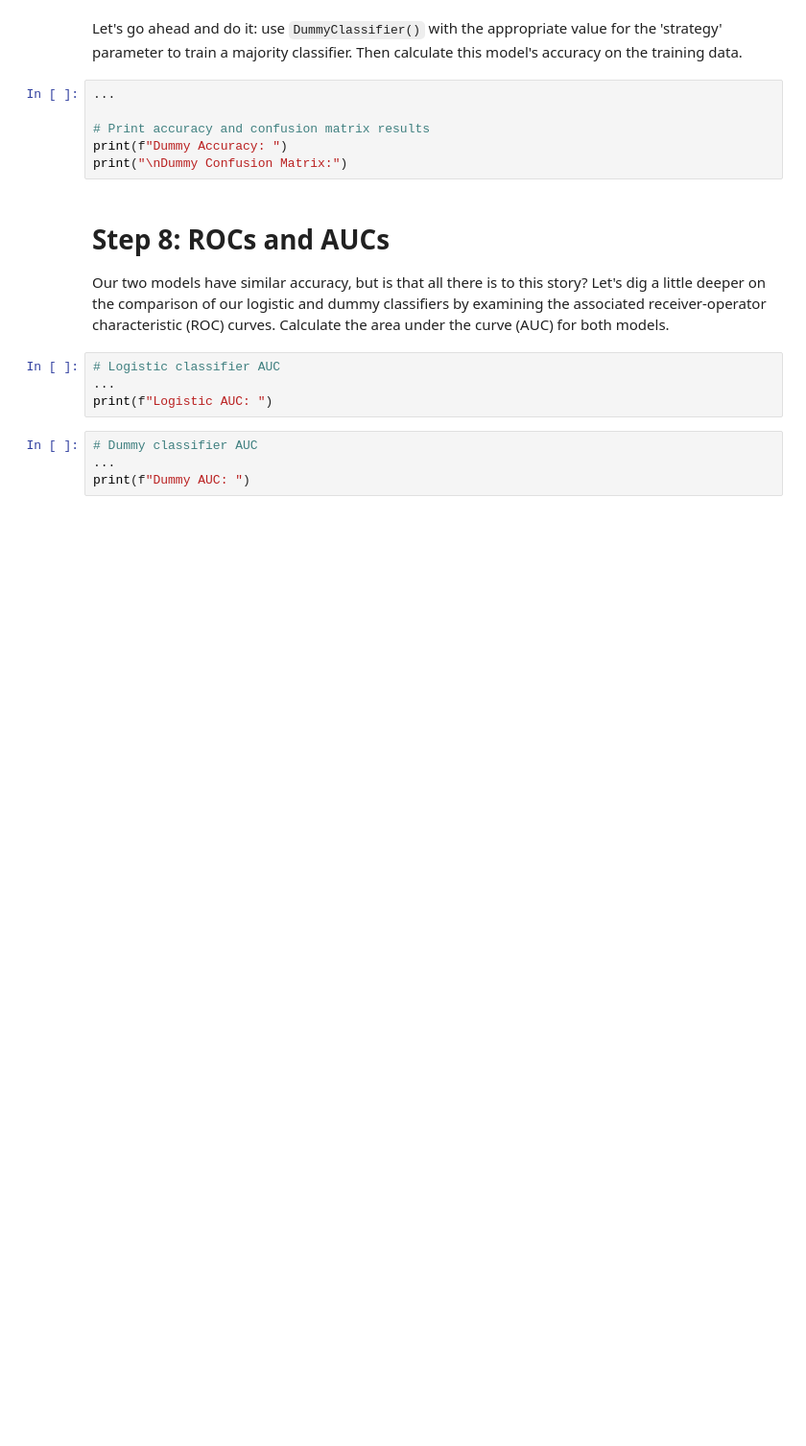
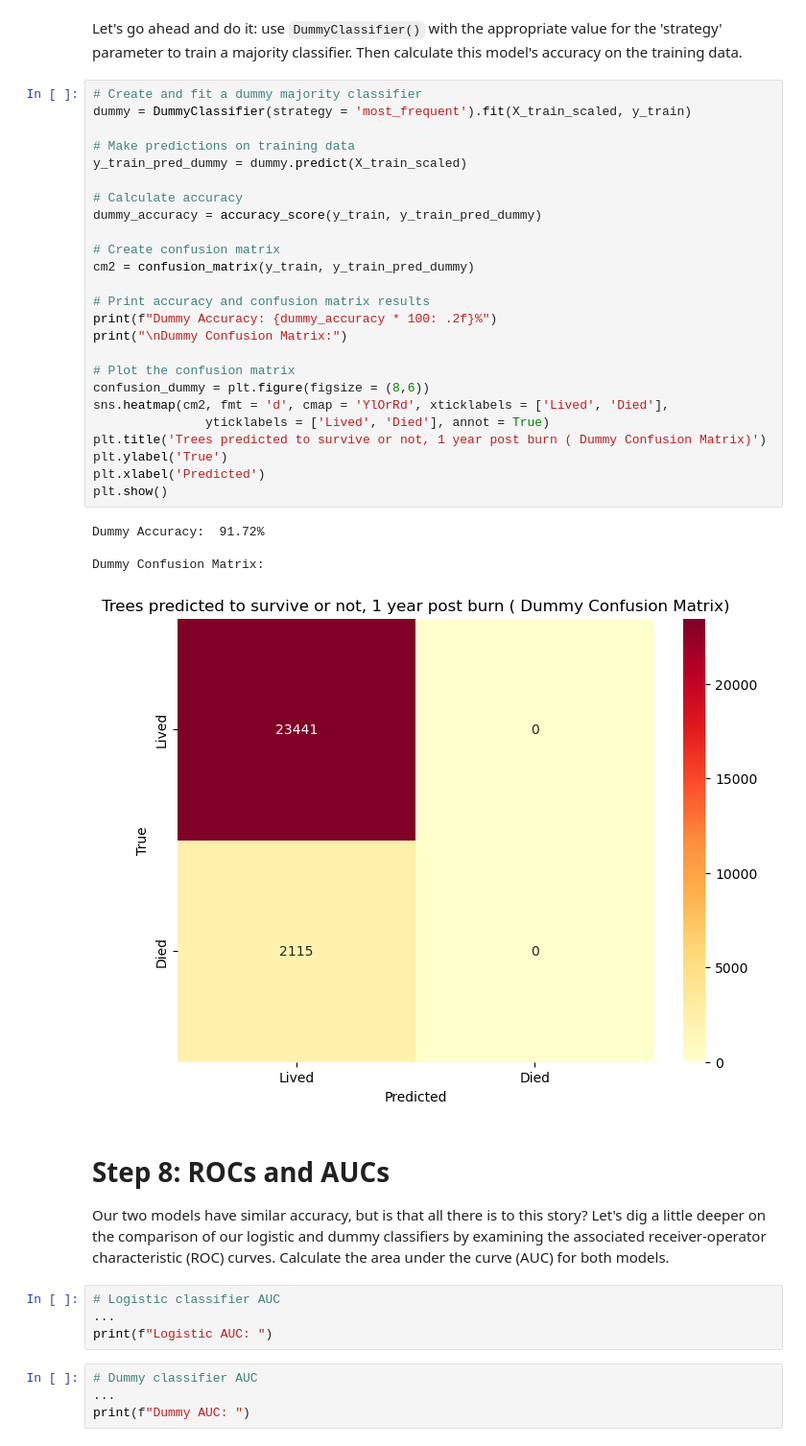
Before and after one commit to jorb1/EDS232-labs, a Jupyter notebook: Week3/lab3-wildfire.ipynb, the cells around one changed output. Shown: that part at 96% size. Cells and saved outputs as stored; diff of their text form; blank space fills up the shorter version.

```diff
--- a/Week3/lab3-wildfire.ipynb
+++ b/Week3/lab3-wildfire.ipynb
@@ -185,11 +185,35 @@ What do you think would happen if we built a model that always predicts the majo
 # %% [markdown]
 Let's go ahead and do it: use `DummyClassifier()` with the appropriate value for the 'strategy' parameter to train a majority classifier.  Then calculate this model's accuracy on the training data.
 # %%
-...
+# Create and fit a dummy majority classifier
+dummy = DummyClassifier(strategy = 'most_frequent').fit(X_train_scaled, y_train)
+
+# Make predictions on training data
+y_train_pred_dummy = dummy.predict(X_train_scaled)
+
+# Calculate accuracy
+dummy_accuracy = accuracy_score(y_train, y_train_pred_dummy)
+
+# Create confusion matrix
+cm2 = confusion_matrix(y_train, y_train_pred_dummy)
 
 # Print accuracy and confusion matrix results
-print(f"Dummy Accuracy: ")
+print(f"Dummy Accuracy: {dummy_accuracy * 100: .2f}%")
 print("\nDummy Confusion Matrix:")
+
+# Plot the confusion matrix
+confusion_dummy = plt.figure(figsize = (8,6))
+sns.heatmap(cm2, fmt = 'd', cmap = 'YlOrRd', xticklabels = ['Lived', 'Died'],
+               yticklabels = ['Lived', 'Died'], annot = True)
+plt.title('Trees predicted to survive or not, 1 year post burn ( Dummy Confusion Matrix)')
+plt.ylabel('True')
+plt.xlabel('Predicted')
+plt.show()
+# %% [output]
+Dummy Accuracy:  91.72%
+
+Dummy Confusion Matrix:
+[figure, added]
 # %% [markdown]
 # Step 8: ROCs and AUCs
 Our two models have similar accuracy, but is that all there is to this story?  Let's dig a little deeper on the comparison of our logistic and dummy classifiers by examining the associated receiver-operator characteristic (ROC) curves. Calculate the area under the curve (AUC) for both models.
```
Also changed, not shown: parts of 3 cells of this notebook.
